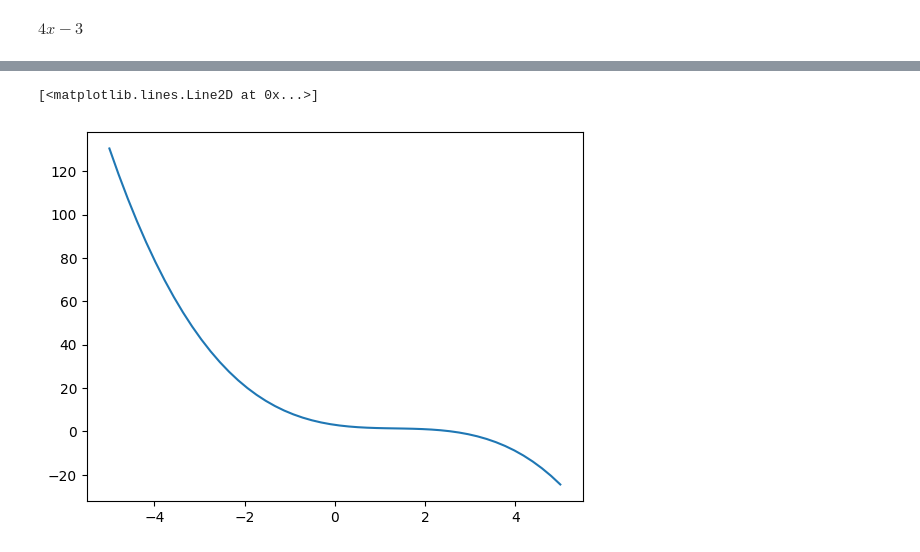
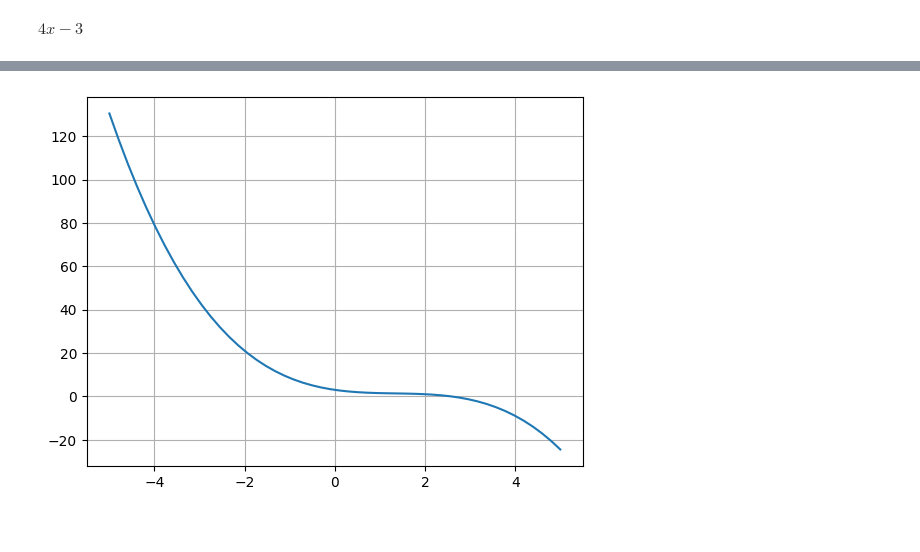
Before and after one commit to MrHedmad/phd-alignment-notes, a Jupyter notebook: courses/MMLS/src/2.1_derivatives.ipynb, the cells around one changed output, grey strips where cells are left out. Drawn from its saved outputs; the diff is of its cells as text; code cells hidden in the pictures.

Commit message:
Polished notes + filled TODOs

```diff
--- a/courses/MMLS/src/2.1_derivatives.ipynb
+++ b/courses/MMLS/src/2.1_derivatives.ipynb
@@ -29,13 +39,26 @@ pl.plot(space, fn1(space))
 [<matplotlib.lines.Line2D at 0x...>]
 [figure]
 # %%
-# We can calculate the delta with something like:
-print(f"The delta of this function is {space[1] - space[0]}")
-# Any two points will do, as they will be evenly spaced
+# The h above is an arbitrary "step". The "step", in our case, is controlled by
+# the number of points we asked when making our linear space:
+#
+#                            vv
+# space = pl.linspace(-5, 5, 50)
+#
+# Since all points are equidistant (by the value of h),
+# we can calculate the h with something like:
+h = space[1] - space[0]
+print(f"The delta of this function is {h}")
+# Any two points will do, as they are all be evenly spaced
 
 # We can do this same subtraction with all pairs of points with the `diff` function.
-# This is useful to calculate the actual slopes:
-dfx = pl.diff(fn1(space)) / (space[1] - space[0]) # These values are the "speed of change" in that intervals.
+# Is this case, it is applied to the fn1(space), to gain the numerator of the above
+# equations, i.e. f(h*i) - f(h), where i is 0, 1, 2, ...
+
+# We can just divide this by h...
+dfx = pl.diff(fn1(space)) / h
+# ...these values are the "speed of change" in the intervals,
+# that is, the point-derivative values.
 print(dfx)
 # %% [output]
 The delta of this function is 0.204081632653061
@@ -82,11 +122,12 @@ pl.grid()
 # %%
 # Another example:
 def fn2(x):
     return (-0.5 * x**3)+ (2 * x**2) - (3 * x) + 3
 
 pl.plot(space, fn2(space))
+pl.grid()
 
-# TODO: Try and find the derivative.
+# h is the same above
+df2x = pl.diff(fn2(space)) / h
 # %% [output]
-[<matplotlib.lines.Line2D at 0x...>]
-[figure, old version]
+[figure, new version]
```
Also changed, not shown: parts of 6 cells of this notebook, 3 other files.
